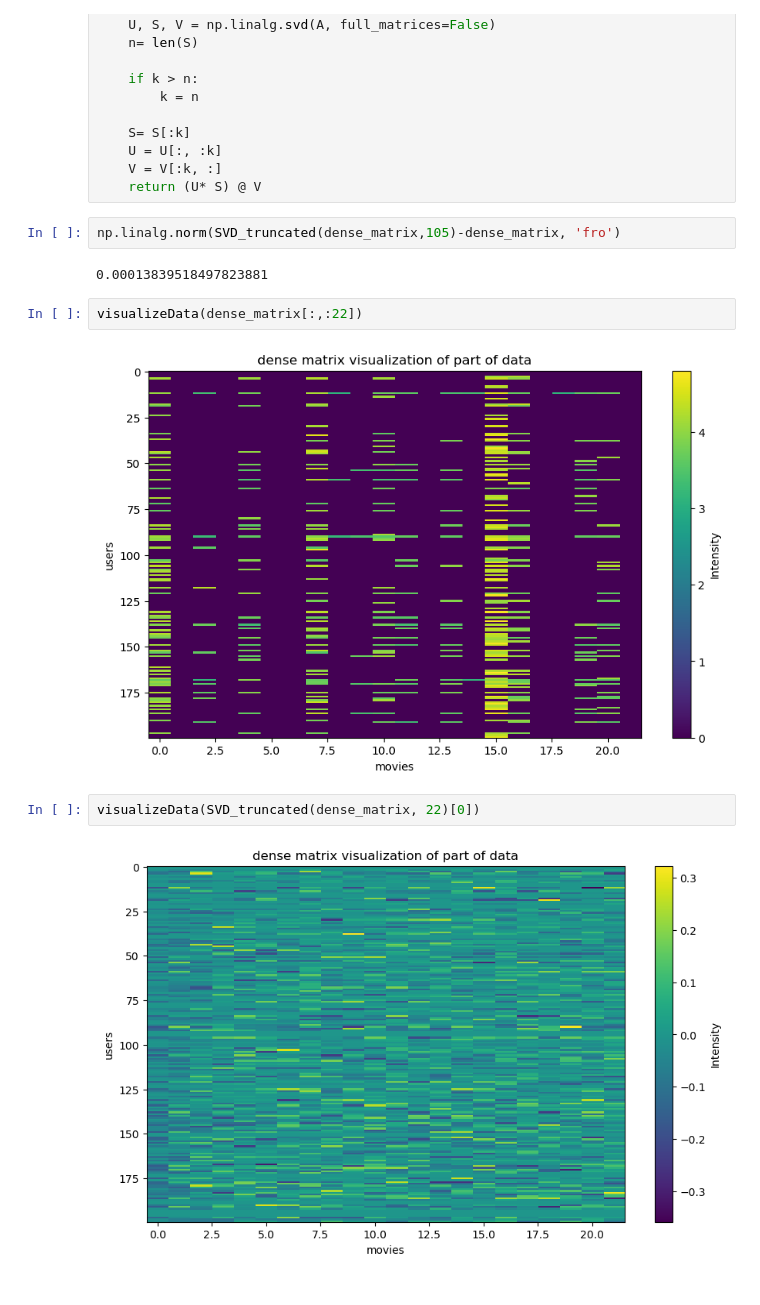
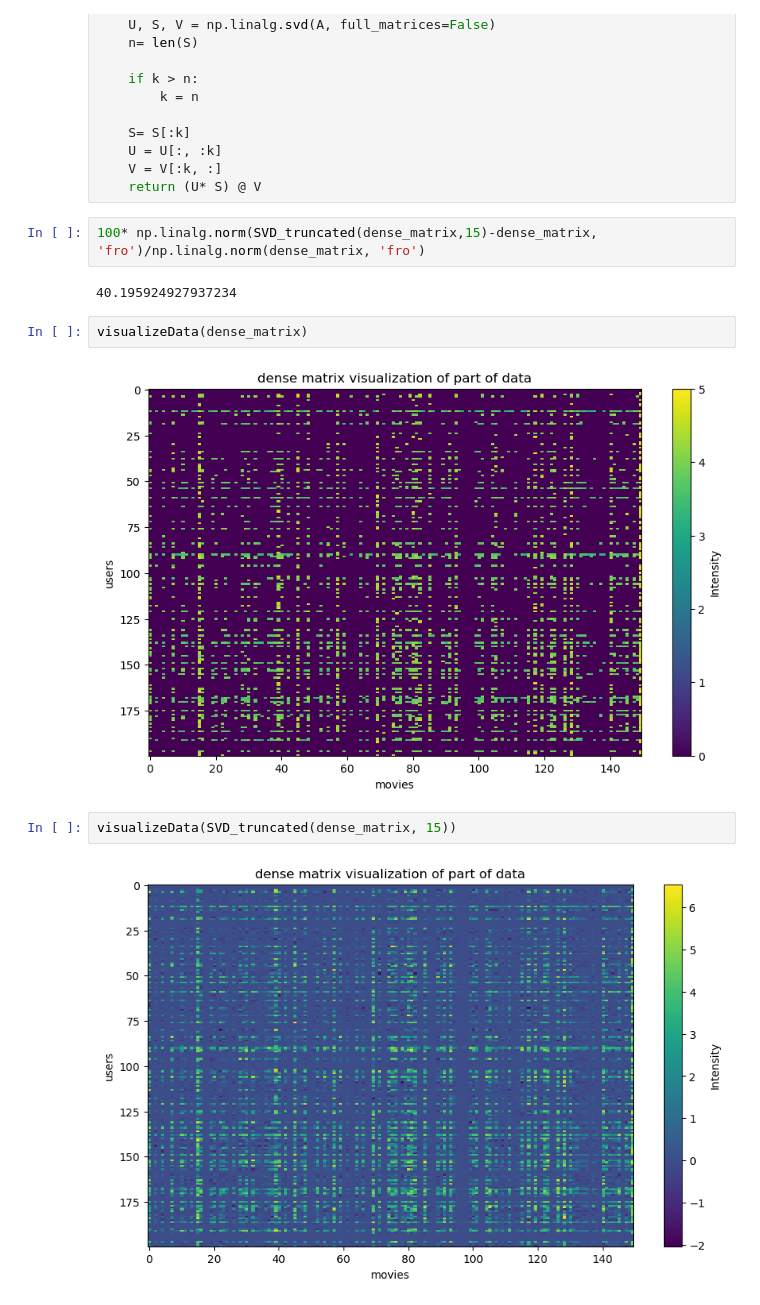
Before and after one commit to Kessius00/nn-s-matrix-fc, a Jupyter notebook: lsmc/lsmc_valid_SVD.ipynb, the cells around one changed output. Drawn from its saved outputs; the diff is of its cells as text.

```diff
--- a/lsmc/lsmc_valid_SVD.ipynb
+++ b/lsmc/lsmc_valid_SVD.ipynb
@@ -272,14 +278,14 @@ def SVD_truncated(A, k):
     V = V[:k, :]
     return (U* S) @ V
 # %%
-np.linalg.norm(SVD_truncated(dense_matrix,105)-dense_matrix, 'fro')
+100* np.linalg.norm(SVD_truncated(dense_matrix,15)-dense_matrix, 'fro')/np.linalg.norm(dense_matrix, 'fro')
 # %% [output]
-0.00013839518497823881
+40.195924927937234
 # %%
-visualizeData(dense_matrix[:,:22])
+visualizeData(dense_matrix)
 # %% [output]
-[figure, old version]
+[figure, new version]
 # %%
-visualizeData(SVD_truncated(dense_matrix, 22)[0])
+visualizeData(SVD_truncated(dense_matrix, 15))
 # %% [output]
-[figure, old version]
+[figure, new version]
```
Also changed, not shown: parts of 2 cells of this notebook, 9 other files.
